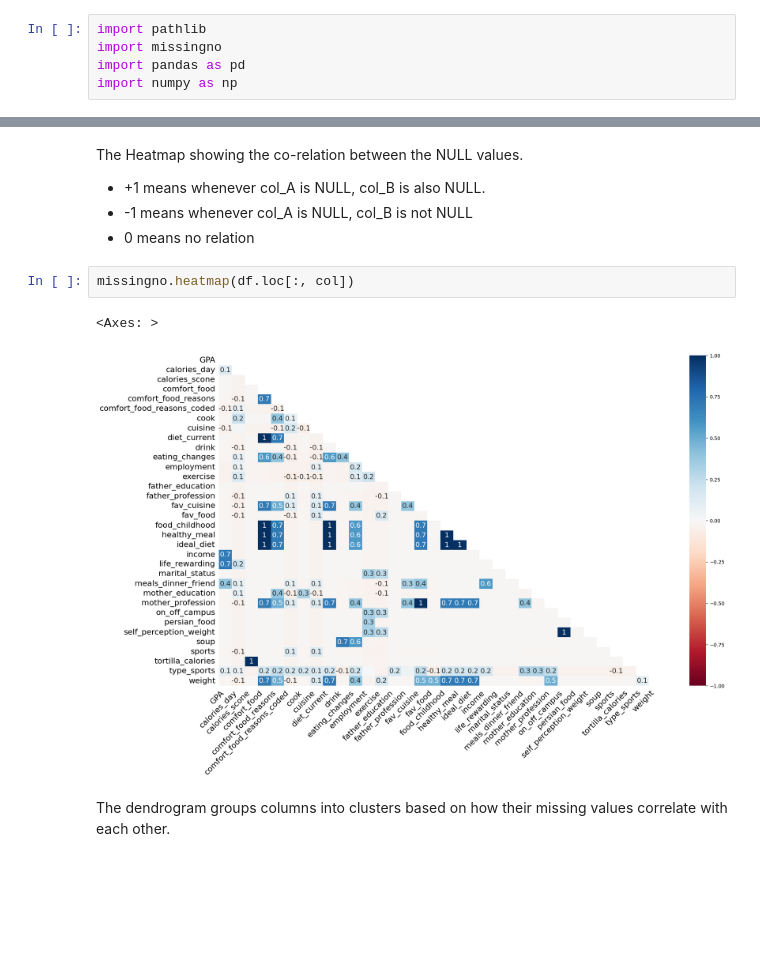
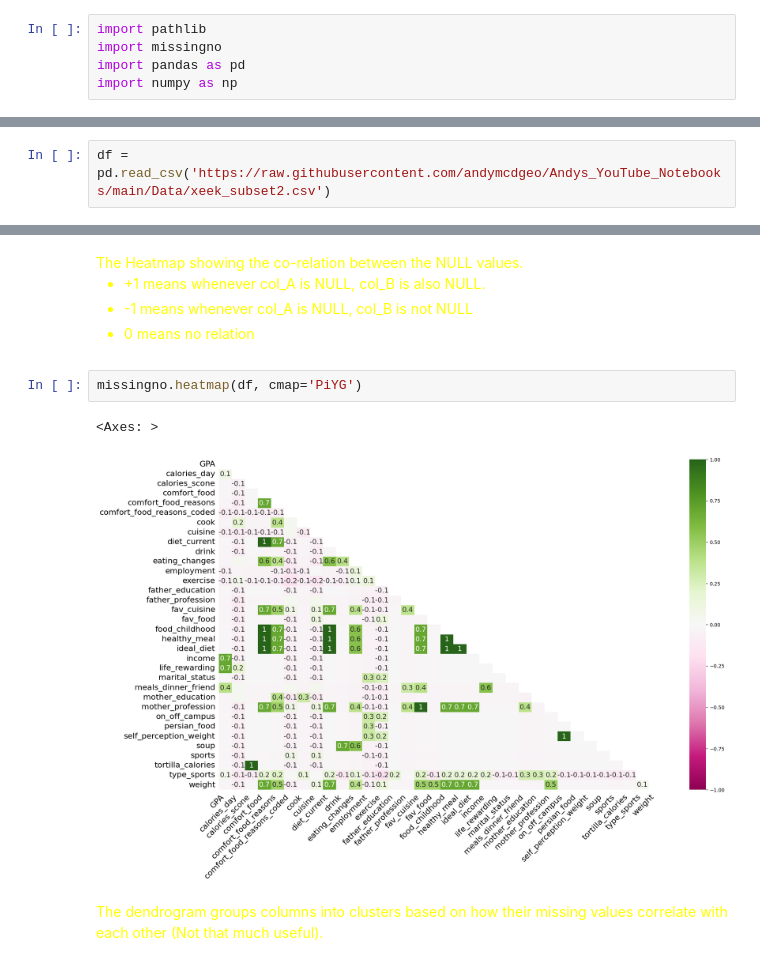
Before and after one commit to ronylpatil/data-preprocessing, a Jupyter notebook: notebooks/missing_values.ipynb, the cells around one changed output, grey strips where cells are left out. Cells and saved outputs as stored; diff of their text form; blank space fills up the shorter version.

Commit message:
explore types of missing values

```diff
--- a/notebooks/missing_values.ipynb
+++ b/notebooks/missing_values.ipynb
@@ -10,0 +11,2 @@ col = x[x[0] != 0].index
+# %%
+df = pd.read_csv('https://raw.githubusercontent.com/andymcdgeo/Andys_YouTube_Notebooks/main/Data/xeek_subset2.csv')
@@ -49,13 +77,15 @@ missingno.bar(df.loc[:, col])
 # %% [markdown]
+<Font color = 'yellow'>
 The Heatmap showing the co-relation between the NULL values.
 
 - +1 means whenever col_A is NULL, col_B is also NULL.
 - -1 means whenever col_A is NULL, col_B is not NULL
 - 0 means no relation
 # %%
-missingno.heatmap(df.loc[:, col])
+missingno.heatmap(df, cmap='PiYG')
 # %% [output]
 <Axes: >
-[figure, old version]
+[figure, new version]
 # %% [markdown]
-The dendrogram groups columns into clusters based on how their missing values correlate with each other.
+<Font color = 'yellow'>
+The dendrogram groups columns into clusters based on how their missing values correlate with each other (Not that much useful).
```
Also changed, not shown: parts of 19 cells of this notebook.
